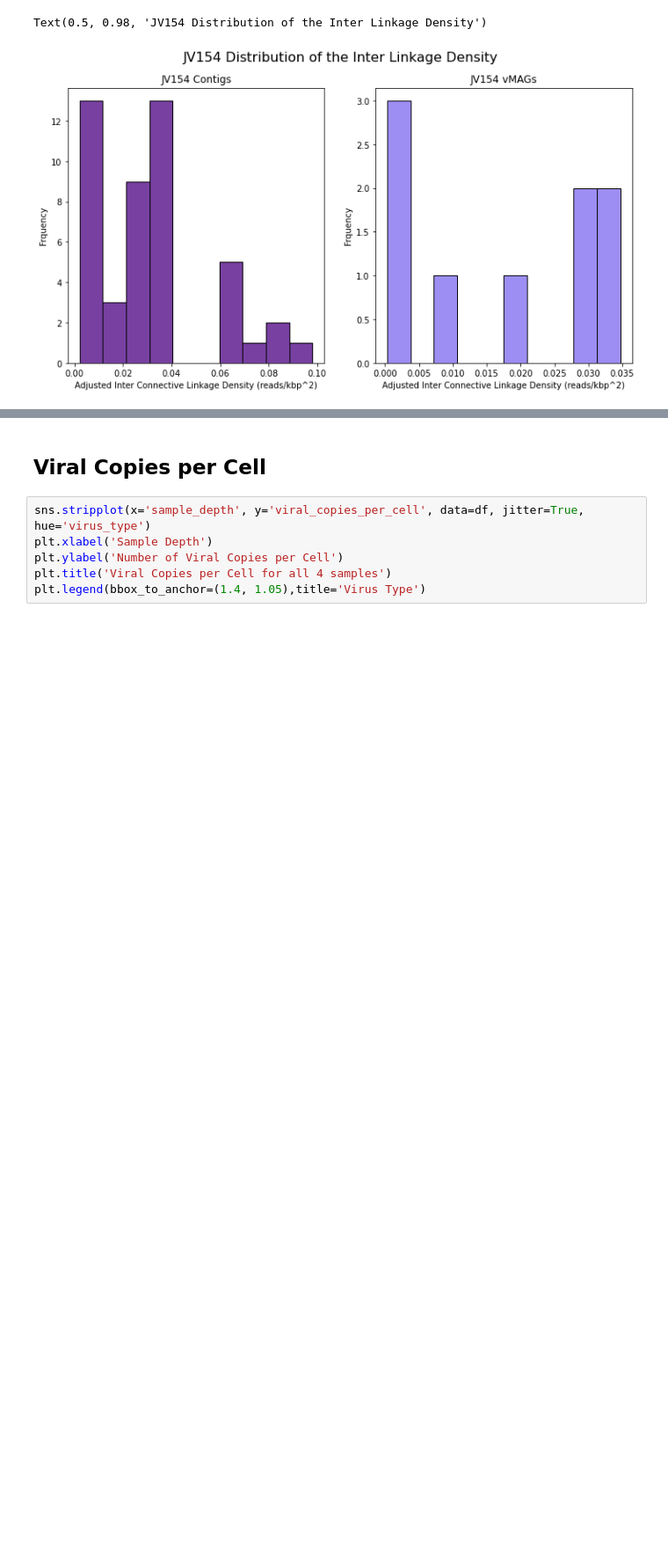
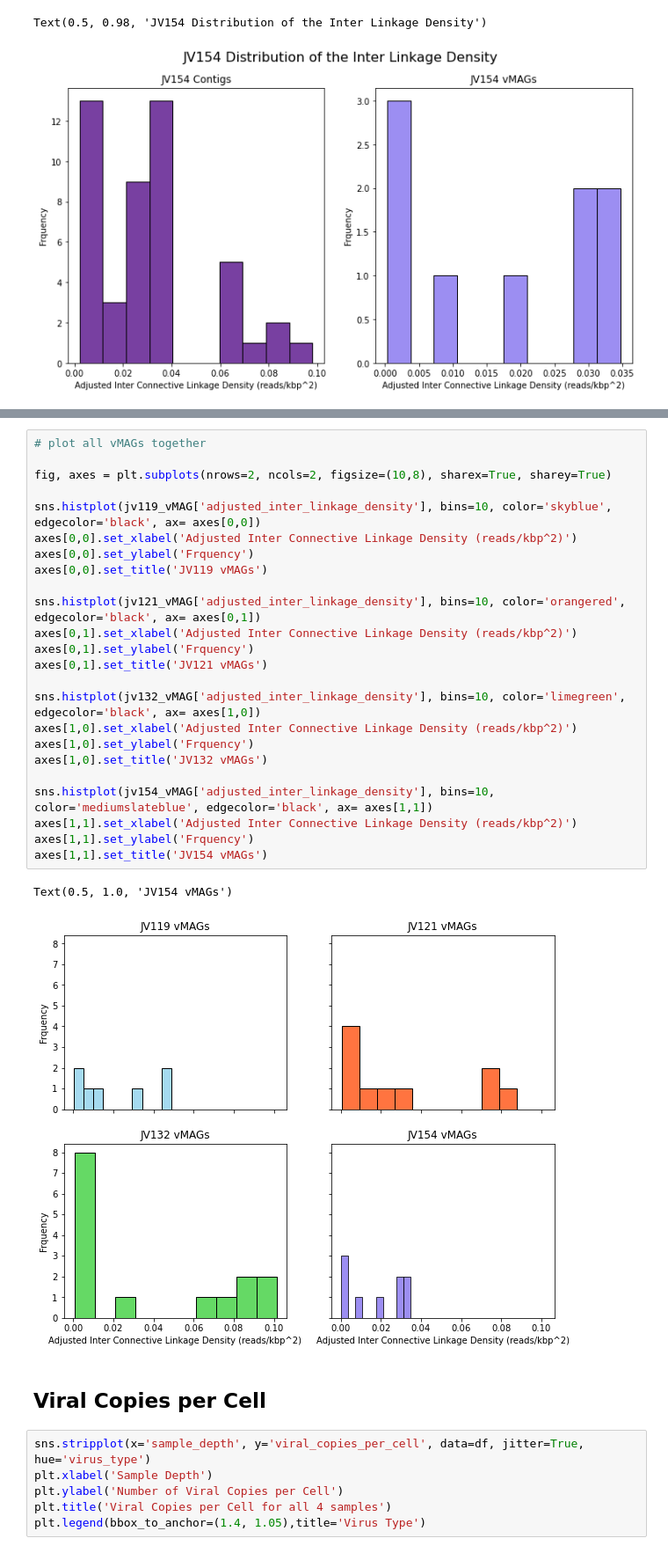
Before and after one commit to mdherring/OMZ_MH_Analysis, a Jupyter notebook: 02_host_virus_assoc_summary.ipynb, the cells around one changed output, grey strips where cells are left out. Shown at 88% size. Drawn from its saved outputs; the diff is of its cells as text; blank space fills up the shorter version.

```diff
--- a/02_host_virus_assoc_summary.ipynb
+++ b/02_host_virus_assoc_summary.ipynb
@@ -203,3 +261,30 @@ Text(0.5, 0.98, 'JV154 Distribution of the Inter Linkage Density')
+# %%
+# plot all vMAGs together
+
+fig, axes = plt.subplots(nrows=2, ncols=2, figsize=(10,8), sharex=True, sharey=True)
+
+sns.histplot(jv119_vMAG['adjusted_inter_linkage_density'], bins=10, color='skyblue', edgecolor='black', ax= axes[0,0])
+axes[0,0].set_xlabel('Adjusted Inter Connective Linkage Density (reads/kbp^2)')
+axes[0,0].set_ylabel('Frquency')
+axes[0,0].set_title('JV119 vMAGs')
+
+sns.histplot(jv121_vMAG['adjusted_inter_linkage_density'], bins=10, color='orangered', edgecolor='black', ax= axes[0,1])
+axes[0,1].set_xlabel('Adjusted Inter Connective Linkage Density (reads/kbp^2)')
+axes[0,1].set_ylabel('Frquency')
+axes[0,1].set_title('JV121 vMAGs')
+
+sns.histplot(jv132_vMAG['adjusted_inter_linkage_density'], bins=10, color='limegreen', edgecolor='black', ax= axes[1,0])
+axes[1,0].set_xlabel('Adjusted Inter Connective Linkage Density (reads/kbp^2)')
+axes[1,0].set_ylabel('Frquency')
+axes[1,0].set_title('JV132 vMAGs')
+
+sns.histplot(jv154_vMAG['adjusted_inter_linkage_density'], bins=10, color='mediumslateblue', edgecolor='black', ax= axes[1,1])
+axes[1,1].set_xlabel('Adjusted Inter Connective Linkage Density (reads/kbp^2)')
+axes[1,1].set_ylabel('Frquency')
+axes[1,1].set_title('JV154 vMAGs')
+# %% [output]
+Text(0.5, 1.0, 'JV154 vMAGs')
+[figure, added]
 # %% [markdown]
 ## Viral Copies per Cell
 # %%
```
Also changed, not shown: parts of 2 cells of this notebook.
